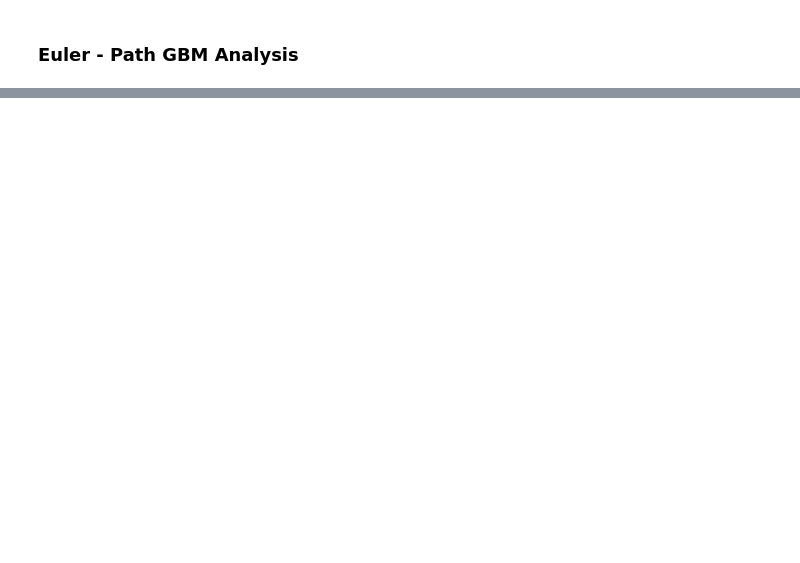
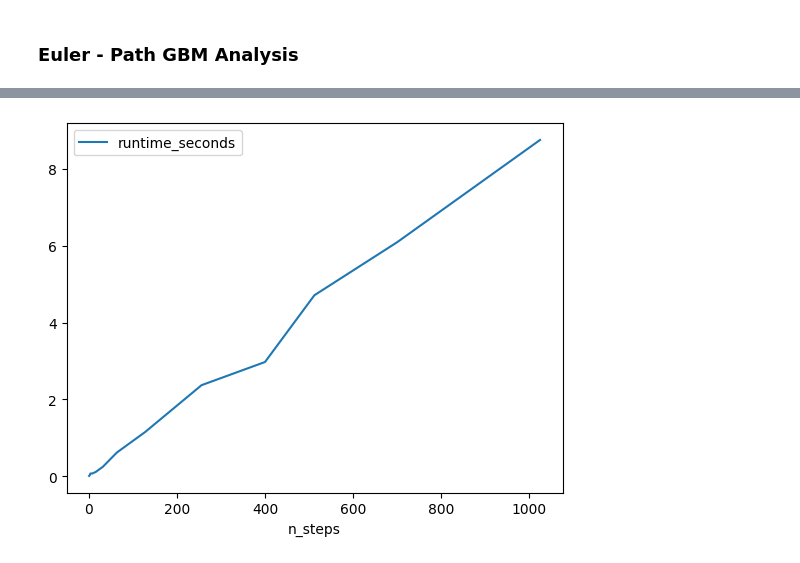
Before and after one commit to rkrishnavedic/quant-pricing-engine, a Jupyter notebook: notebooks/path_vs_exact_price.ipynb, the cells around one changed output, grey strips where cells are left out. Saved outputs shown, nothing was run; the diff lists cells and outputs as text; code cells hidden in the pictures; blank space fills up the shorter version.

```diff
--- a/notebooks/path_vs_exact_price.ipynb
+++ b/notebooks/path_vs_exact_price.ipynb
@@ -163,0 +176,7 @@ df
+# %%
+plt.plot(df['n_steps'], df['runtime_seconds'], label='runtime_seconds')
+plt.legend()
+plt.xlabel('n_steps')
+plt.show()
+# %% [output]
+[figure, added]
```
Also changed, not shown: parts of 5 cells of this notebook, 6 other files.
